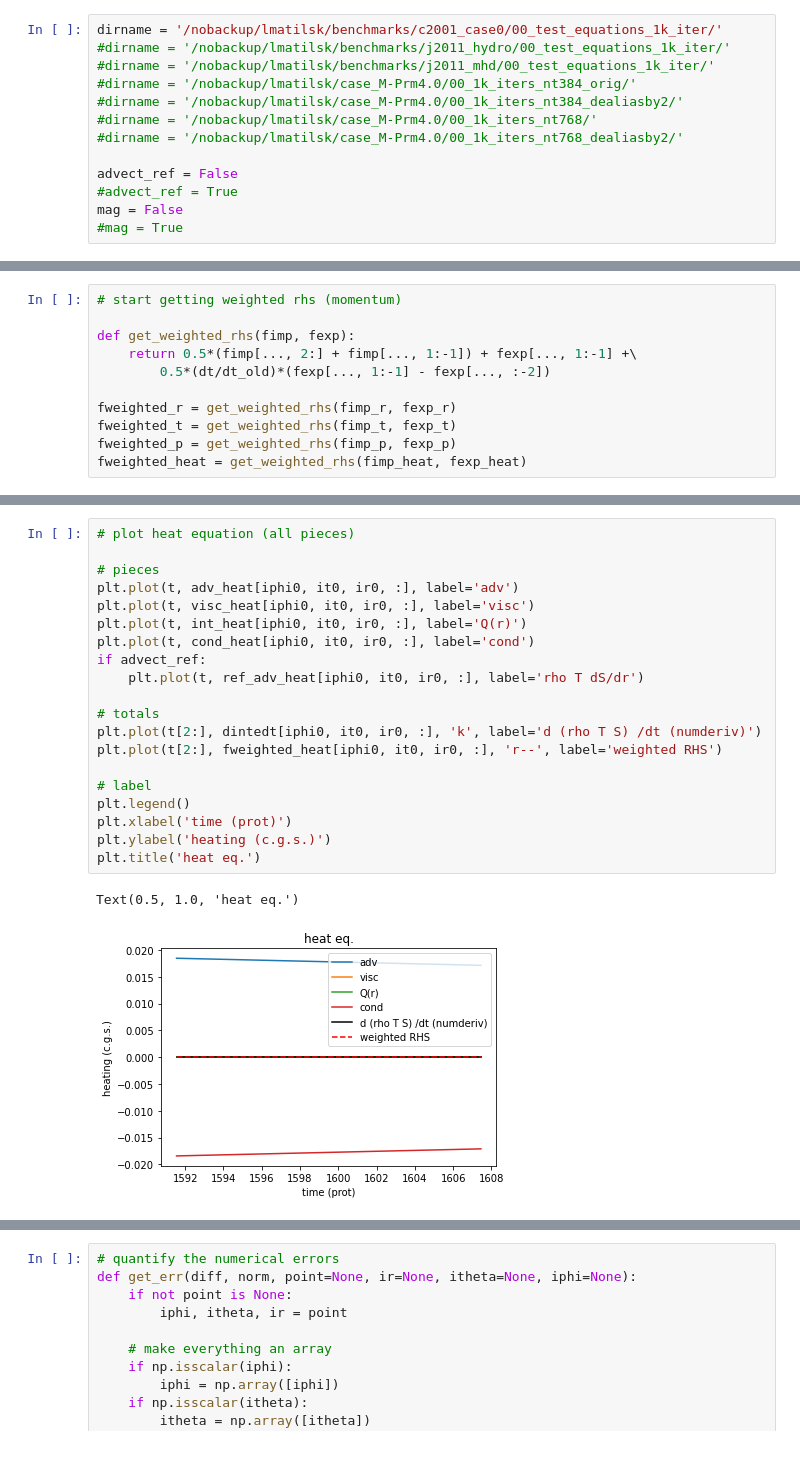
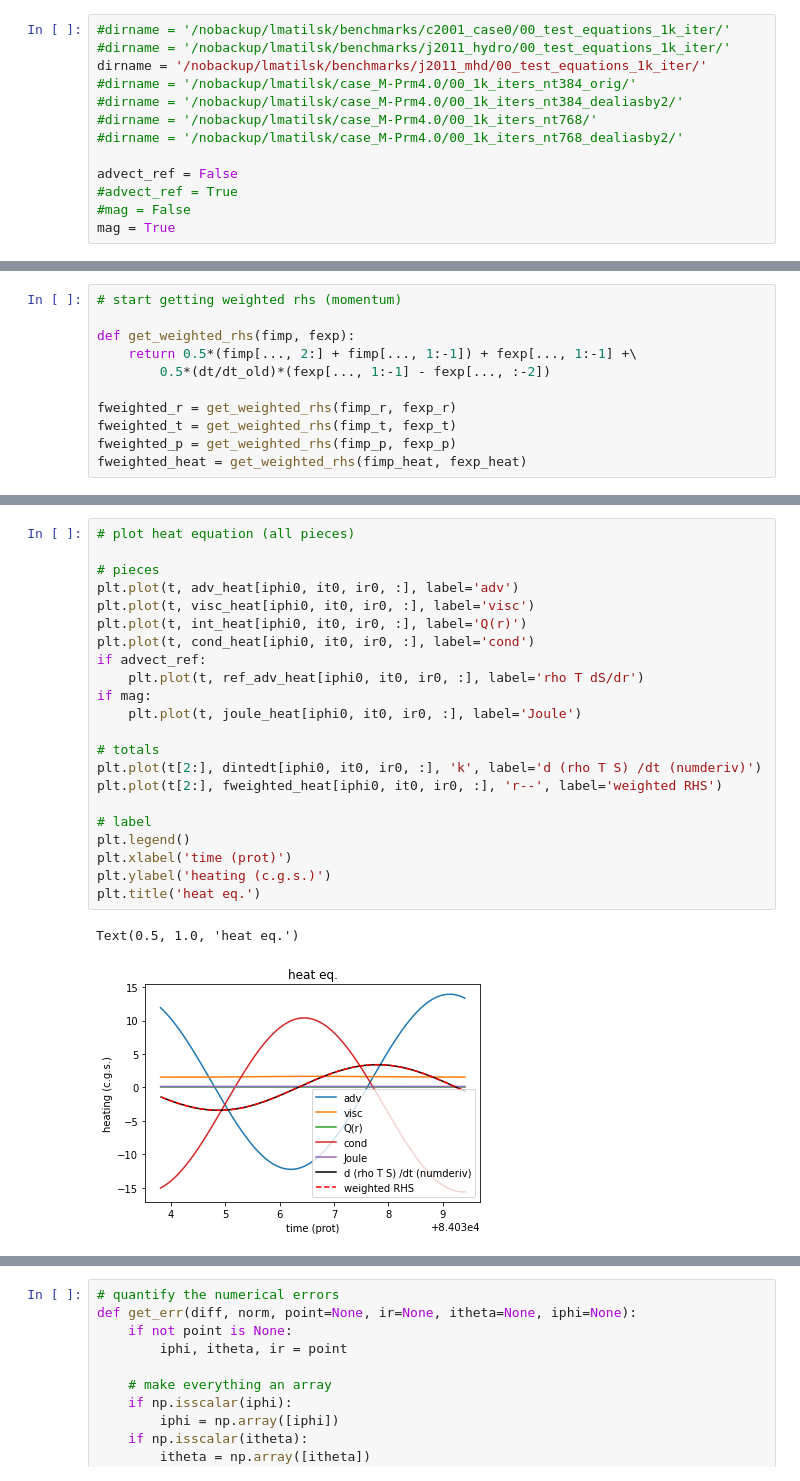
Before and after one commit to illorenzo7/rayleigh_utils, a Jupyter notebook: test_equations/momentum.ipynb, the cells around one changed output, grey strips where cells are left out. Drawn from its saved outputs; the diff is of its cells as text.

```diff
--- a/test_equations/momentum.ipynb
+++ b/test_equations/momentum.ipynb
@@ -20,9 +20,9 @@ sys.path
  '/home1/lmatilsk/rayleigh/code/post_processing',
  '/home1/lmatilsk/rayleigh/code/post_processing']
 # %%
-dirname = '/nobackup/lmatilsk/benchmarks/c2001_case0/00_test_equations_1k_iter/'
+#dirname = '/nobackup/lmatilsk/benchmarks/c2001_case0/00_test_equations_1k_iter/'
 #dirname = '/nobackup/lmatilsk/benchmarks/j2011_hydro/00_test_equations_1k_iter/'
-#dirname = '/nobackup/lmatilsk/benchmarks/j2011_mhd/00_test_equations_1k_iter/'
+dirname = '/nobackup/lmatilsk/benchmarks/j2011_mhd/00_test_equations_1k_iter/'
 #dirname = '/nobackup/lmatilsk/case_M-Prm4.0/00_1k_iters_nt384_orig/'
 #dirname = '/nobackup/lmatilsk/case_M-Prm4.0/00_1k_iters_nt384_dealiasby2/'
 #dirname = '/nobackup/lmatilsk/case_M-Prm4.0/00_1k_iters_nt768/'
@@ -30,8 +30,8 @@ dirname = '/nobackup/lmatilsk/benchmarks/c2001_case0/00_test_equations_1k_iter/'
 
 advect_ref = False
 #advect_ref = True
-mag = False
-#mag = True
+#mag = False
+mag = True
 # %%
 radatadir = dirname + 'Point_Probes/'
 the_file = radatadir + os.listdir(radatadir)[0]
@@ -299,26 +300,28 @@ Text(0.5, 1.0, 'momentum totals (p)')
 # %%
 # plot heat equation (all pieces)
 
 # pieces
 plt.plot(t, adv_heat[iphi0, it0, ir0, :], label='adv')
 plt.plot(t, visc_heat[iphi0, it0, ir0, :], label='visc')
 plt.plot(t, int_heat[iphi0, it0, ir0, :], label='Q(r)')
 plt.plot(t, cond_heat[iphi0, it0, ir0, :], label='cond')
 if advect_ref:
     plt.plot(t, ref_adv_heat[iphi0, it0, ir0, :], label='rho T dS/dr')
+if mag:
+    plt.plot(t, joule_heat[iphi0, it0, ir0, :], label='Joule')
 
 # totals
 plt.plot(t[2:], dintedt[iphi0, it0, ir0, :], 'k', label='d (rho T S) /dt (numderiv)')
 plt.plot(t[2:], fweighted_heat[iphi0, it0, ir0, :], 'r--', label='weighted RHS')
 
 # label
 plt.legend()
 plt.xlabel('time (prot)')
 plt.ylabel('heating (c.g.s.)')
 plt.title('heat eq.')
 # %% [output]
 Text(0.5, 1.0, 'heat eq.')
-[figure, old version]
+[figure, new version]
 # %%
 # plot heat equation (totals)
 
```
Also changed, not shown: parts of 20 cells of this notebook.
